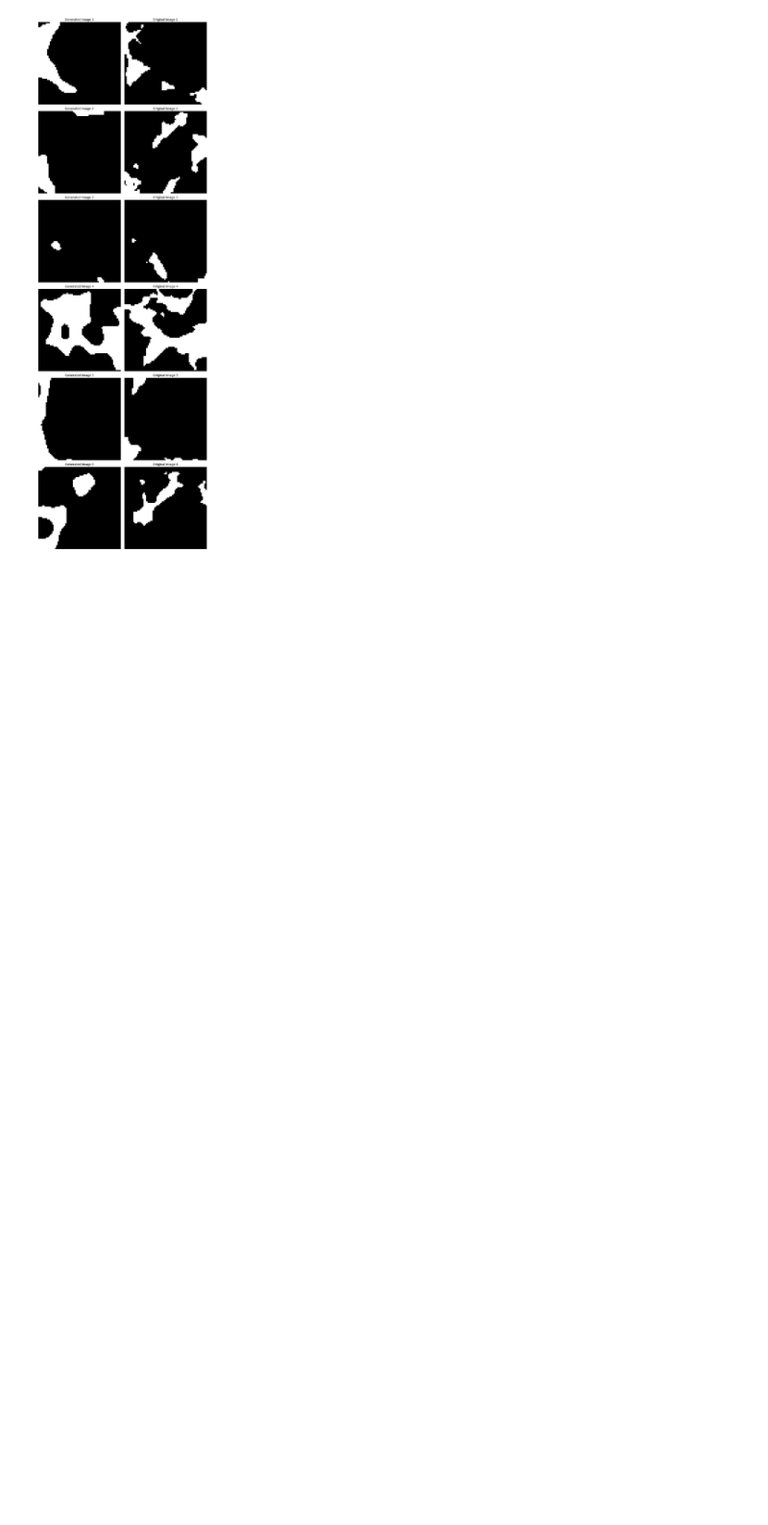
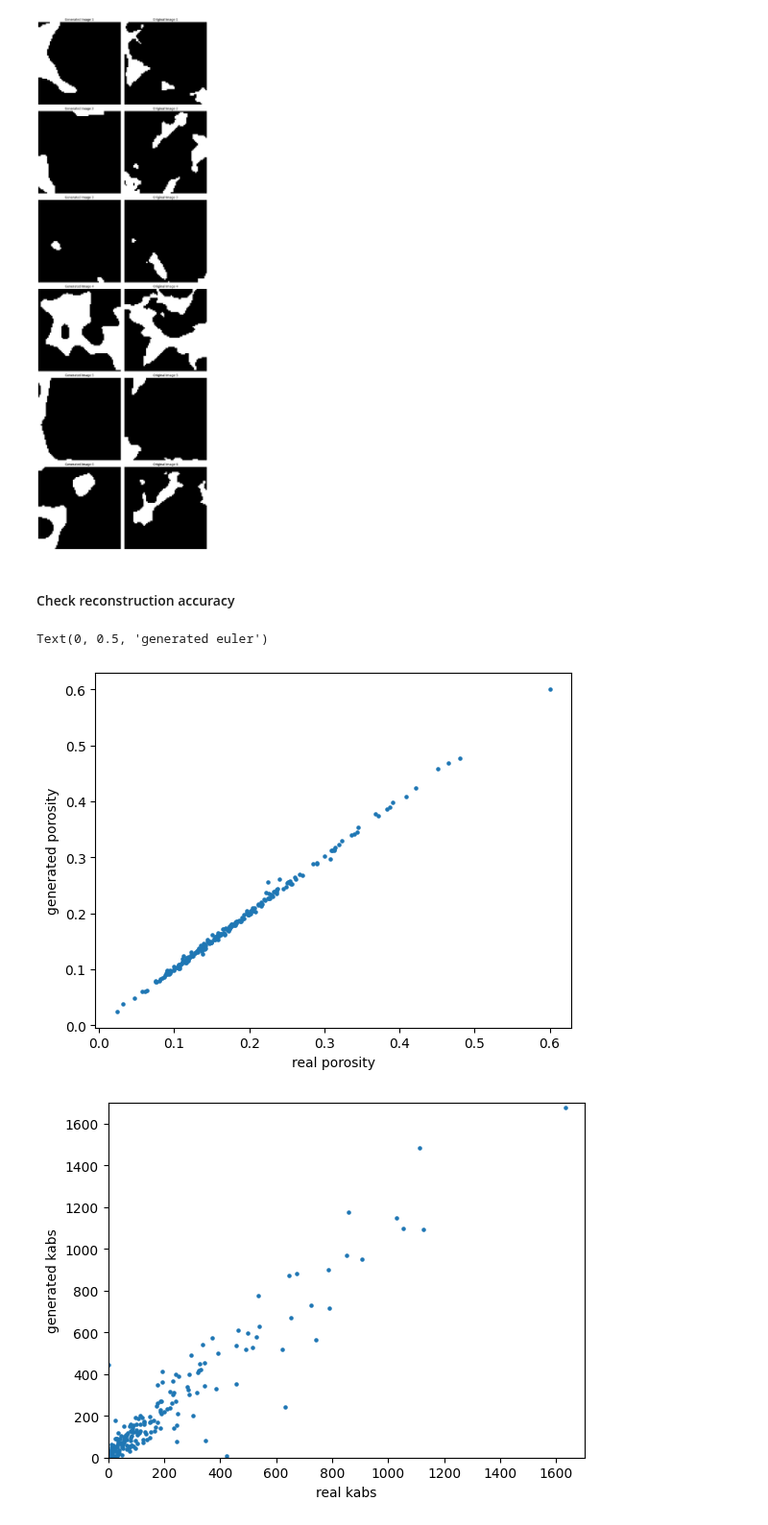
Before and after one commit to ZihanRen/poretransformer, a Jupyter notebook: lpu3dnet/eval/quick_check.ipynb, the cells around one changed output. Shown at 96% size. Drawn from its saved outputs; the diff is of its cells as text; code cells hidden in the pictures; blank space fills up the shorter version.

```diff
--- a/lpu3dnet/eval/quick_check.ipynb
+++ b/lpu3dnet/eval/quick_check.ipynb
@@ -302,3 +302,5 @@ def compare_images(generated_images, original_images):
 compare_images(decode_img,img_matrix)
 # %% [output]
 [figure]
+# %% [markdown]
+#### Check reconstruction accuracy
@@ -304,0 +317,40 @@ compare_images(decode_img,img_matrix)
+# %%
+# porosity reconstruction
+phi_real = []
+phi_gen = []
+k_real = []
+k_gen = []
+eul_real = []
+eul_gen = []
+
+for ds_real, ds_gen in zip(real_phys,generate_phys):
+    if ds_real and ds_gen:
+        phi_real.append(ds_real['porosity'])
+        phi_gen.append(ds_gen['porosity'])
+        k_real.append(ds_real['kabs'][0])
+        k_gen.append(ds_gen['kabs'][0])
+        eul_real.append(ds_real['euler'])
+        eul_gen.append(ds_gen['euler'])
+# %%
+f = plt.figure()
+plt.scatter(phi_real,phi_gen,s=5)
+plt.xlabel('real porosity')
+plt.ylabel('generated porosity')
+
+f = plt.figure()
+plt.scatter(k_real,k_gen,s=5)
+plt.xlim([0,1700])
+plt.ylim([0,1700])
+plt.xlabel('real kabs')
+plt.ylabel('generated kabs')
+
+f = plt.figure()
+plt.scatter(eul_real,eul_gen,s=5)
+plt.xlim([-50,50])
+plt.ylim([-50,50])
+plt.xlabel('real euler')
+plt.ylabel('generated euler')
+# %% [output]
+Text(0, 0.5, 'generated euler')
+[figure, added]
+[figure, added]
```
Also changed, not shown: parts of 5 cells of this notebook, 3 other files.
